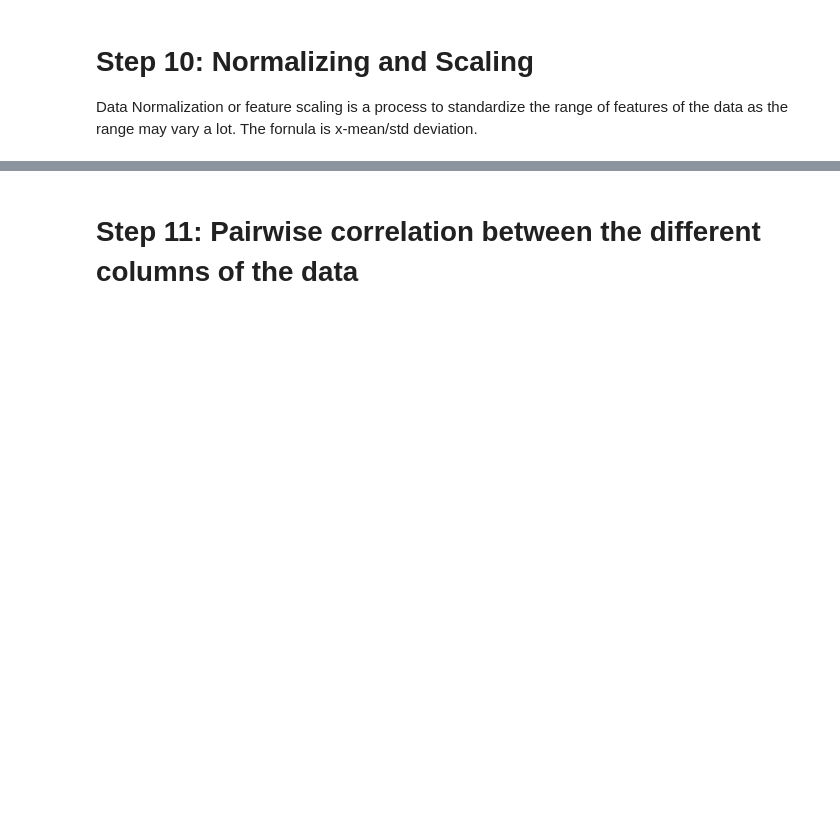
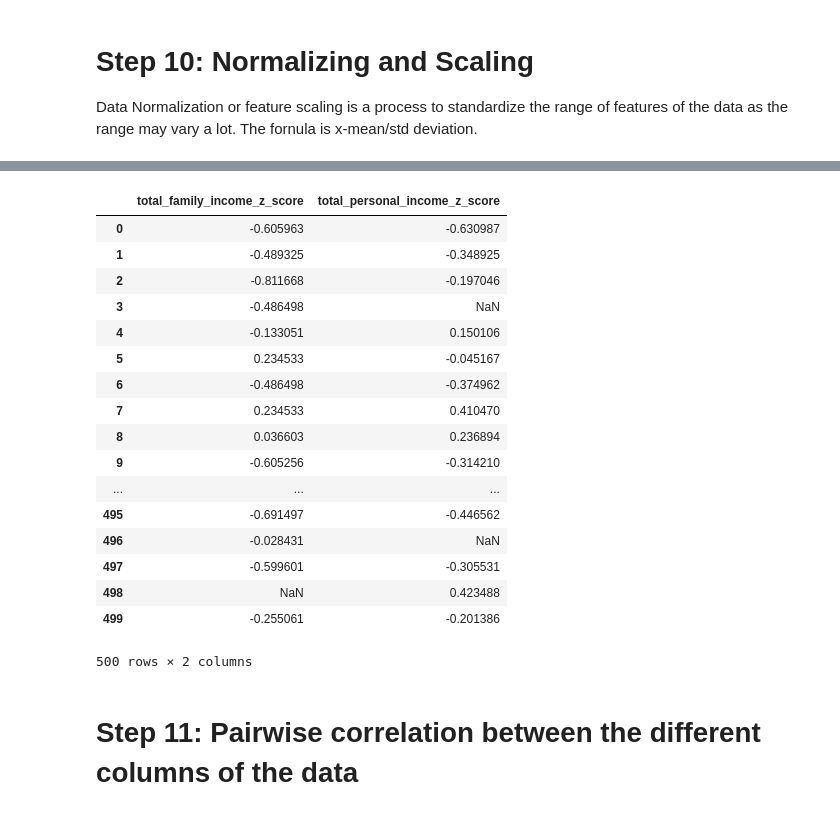
Before and after one commit to WeiLi0105/Math2212_Li, a Jupyter notebook: Midterm Project/Midterm Project .ipynb, the cells around one changed output, grey strips where cells are left out. Drawn from its saved outputs; the diff is of its cells as text; code cells hidden in the pictures; blank space fills up the shorter version.

```diff
--- a/Midterm Project/Midterm Project .ipynb
+++ b/Midterm Project/Midterm Project .ipynb
@@ -180,3 +205,35 @@ scaler = StandardScaler()
+# %%
+# apply the z-score method in Pandas using the .mean() and .std() methods
+def z_score(df):
+    # copy the dataframe
+    df_std = df.copy()# apply the z-score method
+    for column in df_std.columns:
+        df_std[column] = (df_std[column]-df_std[column].mean()) / df_std[column].std()
+
+    return df_std
+
+# call the z_score function
+census_standardized[['total_family_income_z_score', 'total_personal_income_z_score']]= z_score(census_numerical)
+census_standardized[['total_family_income_z_score', 'total_personal_income_z_score']]
+# %% [output]
+|  | total_family_income_z_score | total_personal_income_z_score |
+| 0 | -0.605963 | -0.630987 |
+| 1 | -0.489325 | -0.348925 |
+| 2 | -0.811668 | -0.197046 |
+| 3 | -0.486498 | NaN |
+| 4 | -0.133051 | 0.150106 |
+| 5 | 0.234533 | -0.045167 |
+| 6 | -0.486498 | -0.374962 |
+| 7 | 0.234533 | 0.410470 |
+| 8 | 0.036603 | 0.236894 |
+| 9 | -0.605256 | -0.314210 |
+| ... | ... | ... |
+| 495 | -0.691497 | -0.446562 |
+| 496 | -0.028431 | NaN |
+| 497 | -0.599601 | -0.305531 |
+| 498 | NaN | 0.423488 |
+| 499 | -0.255061 | -0.201386 |
+500 rows × 2 columns
 # %% [markdown]
 # Step 11: Pairwise correlation between the different columns of the data
 # %% [markdown]
```
Also changed, not shown: parts of 3 cells of this notebook.
